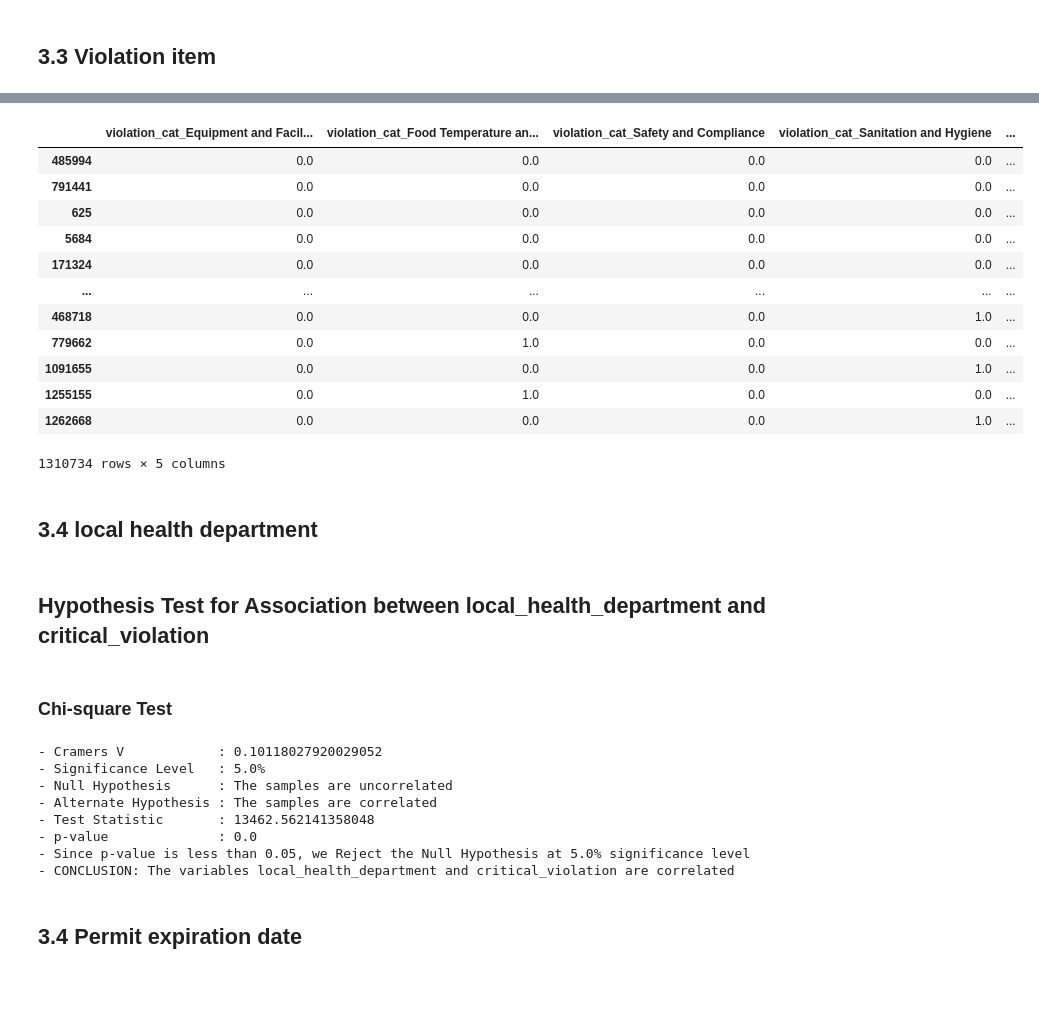
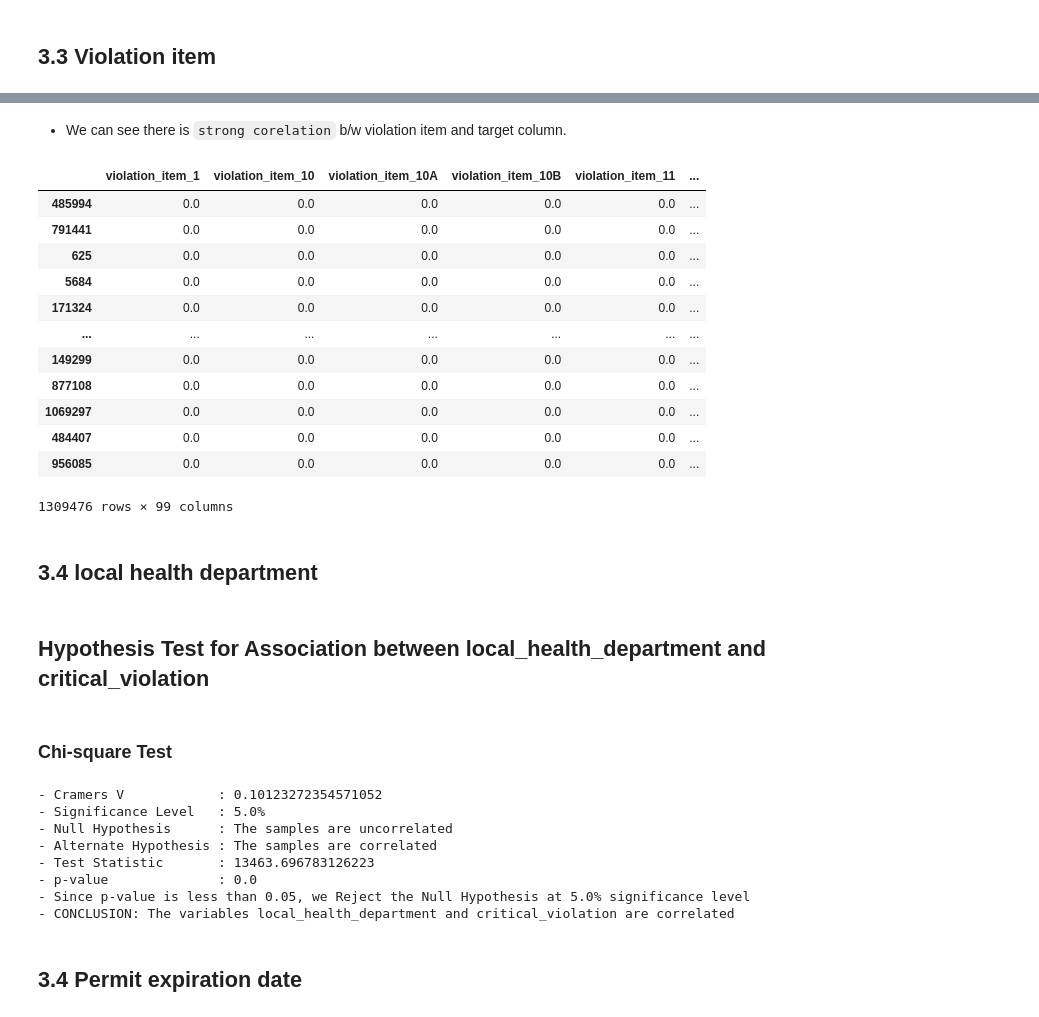
Before and after one commit to bringesh2001/Food-Borne-Illness-prediction-in-NewYork-Restaurants, a Jupyter notebook: Notebooks/Feature_Engg.ipynb, the cells around one changed output, grey strips where cells are left out. Cells and saved outputs as stored; diff of their text form; code cells hidden in the pictures; blank space fills up the shorter version.

```diff
--- a/Notebooks/Feature_Engg.ipynb
+++ b/Notebooks/Feature_Engg.ipynb
@@ -227,6 +234,3 @@ rest_cat_pipe.fit_transform(ff_eng[["restaurant_category"]])
 ## 3.2 date of inspection
 # %% [markdown]
 - Creating new feature `days since last inspection`using date_of_inspection.
-# %%
-ff_eng = ff_eng.sort_values(['facility','date_of_inspection_transformed'])
-ff_eng['days_since_last_inspection'] = ff_eng.groupby('facility')['date_of_inspection_transformed'].transform(lambda x: x.diff().dt.days.fillna(0))
@@ -233,3 +253,7 @@ ff_eng['days_since_last_inspection'] = ff_eng.groupby('facility')['date_of_inspe
+# %%
+ff_eng = ff_eng.sort_values(['facility','date_of_inspection_transformed'])
+ff_eng['days_since_last_inspection']=ff_eng.groupby('facility')['date_of_inspection_transformed'].diff().dt.days
+ff_eng['avg_days_bw_inspection'] = ff_eng.groupby('facility')['days_since_last_inspection'].transform('mean')
 # %%
 ff_eng.days_since_last_inspection.value_counts()
 # %% [output]
@@ -248,0 +293,2 @@ Name: count, Length: 2449, dtype: int64
+# %%
+ff_eng  = ff_eng.dropna(subset=['avg_days_bw_inspection'])
@@ -338,8 +417,0 @@ Uncategorized: ['Nan', '1F', '15', '29', '19', '11', '14', '24', '25', '2', '26'
-# %%
-def categorize_violation(item):
-    for category, codes in categories.items():
-        if item in codes:
-            return category
-    return 'Uncategorized'
-
-ff_eng['violation_cat'] = ff_eng['violation_item'].apply(categorize_violation)
@@ -417,24 +490,26 @@ Chi-square Test
+# %% [markdown]
+- We can see there is `strong corelation` b/w violation item and target column.
 # %%
 violation_code_pipe = Pipeline(
     steps=[
         ('ohe',OneHotEncoder(handle_unknown='ignore', sparse_output=False))
     ]
 )
-violation_code_pipe.fit_transform(ff_eng[['violation_cat']])
+violation_code_pipe.fit_transform(ff_eng[['violation_item']])
 # %% [output]
-|  | violation_cat_Equipment and Facil... | violation_cat_Food Temperature an... | violation_cat_Safety and Compliance | violation_cat_Sanitation and Hygiene | ... |
-| 485994 | 0.0 | 0.0 | 0.0 | 0.0 | ... |
-| 791441 | 0.0 | 0.0 | 0.0 | 0.0 | ... |
-| 625 | 0.0 | 0.0 | 0.0 | 0.0 | ... |
-| 5684 | 0.0 | 0.0 | 0.0 | 0.0 | ... |
-| 171324 | 0.0 | 0.0 | 0.0 | 0.0 | ... |
-| ... | ... | ... | ... | ... | ... |
-| 468718 | 0.0 | 0.0 | 0.0 | 1.0 | ... |
-| 779662 | 0.0 | 1.0 | 0.0 | 0.0 | ... |
-| 1091655 | 0.0 | 0.0 | 0.0 | 1.0 | ... |
-| 1255155 | 0.0 | 1.0 | 0.0 | 0.0 | ... |
-| 1262668 | 0.0 | 0.0 | 0.0 | 1.0 | ... |
+|  | violation_item_1 | violation_item_10 | violation_item_10A | violation_item_10B | violation_item_11 | ... |
+| 485994 | 0.0 | 0.0 | 0.0 | 0.0 | 0.0 | ... |
+| 791441 | 0.0 | 0.0 | 0.0 | 0.0 | 0.0 | ... |
+| 625 | 0.0 | 0.0 | 0.0 | 0.0 | 0.0 | ... |
+| 5684 | 0.0 | 0.0 | 0.0 | 0.0 | 0.0 | ... |
+| 171324 | 0.0 | 0.0 | 0.0 | 0.0 | 0.0 | ... |
+| ... | ... | ... | ... | ... | ... | ... |
+| 149299 | 0.0 | 0.0 | 0.0 | 0.0 | 0.0 | ... |
+| 877108 | 0.0 | 0.0 | 0.0 | 0.0 | 0.0 | ... |
+| 1069297 | 0.0 | 0.0 | 0.0 | 0.0 | 0.0 | ... |
+| 484407 | 0.0 | 0.0 | 0.0 | 0.0 | 0.0 | ... |
+| 956085 | 0.0 | 0.0 | 0.0 | 0.0 | 0.0 | ... |
-1310734 rows × 5 columns
+1309476 rows × 99 columns
 # %% [markdown]
 ## 3.4 local health department
 # %%
@@ -442,11 +517,11 @@ eda_helper_functions.hyp_cat_cat(ff_eng,"local_health_department","critical_viol
 # %% [output]
 Hypothesis Test for Association between local_health_department and critical_violation
 Chi-square Test
-- Cramers V            : 0.10118027920029052
+- Cramers V            : 0.10123272354571052
 - Significance Level   : 5.0%
 - Null Hypothesis      : The samples are uncorrelated
 - Alternate Hypothesis : The samples are correlated
-- Test Statistic       : 13462.562141358048
+- Test Statistic       : 13463.696783126223
 - p-value              : 0.0
 - Since p-value is less than 0.05, we Reject the Null Hypothesis at 5.0% significance level
 - CONCLUSION: The variables local_health_department and critical_violation are correlated
```
Also changed, not shown: parts of 83 cells of this notebook, 31 other files.
